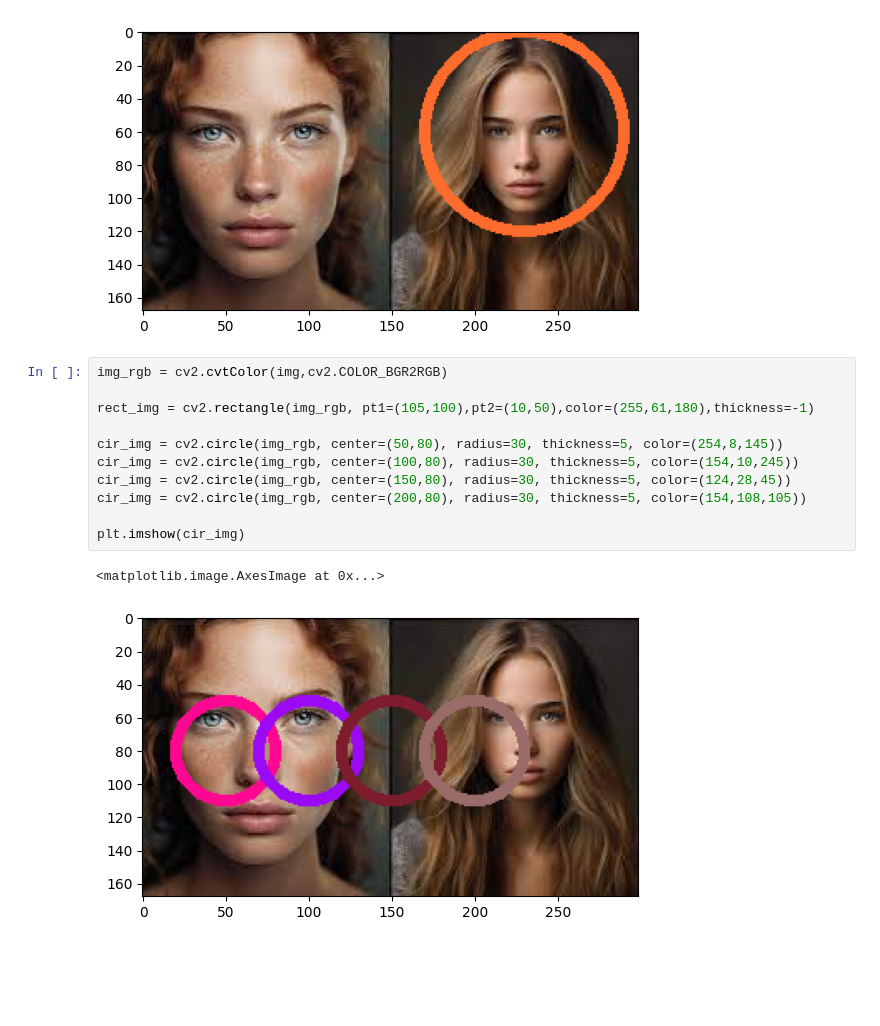
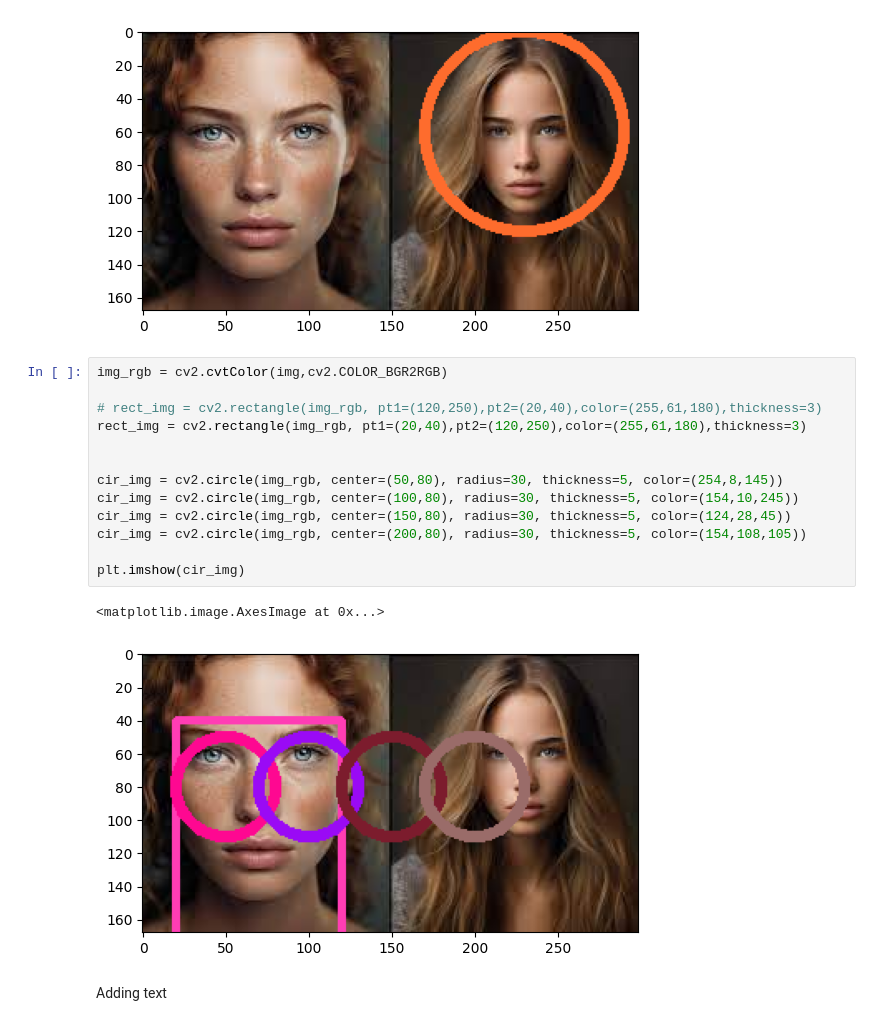
Before and after one commit to AMALNR98/Data-Science-ML-AI_Big_Data_with_Cloud_TABLEAU, a Jupyter notebook: Deep Learning/OpenCV/drawings.ipynb, the cells around one changed output. Drawn from its saved outputs; the diff is of its cells as text; blank space fills up the shorter version.

```diff
--- a/Deep Learning/OpenCV/drawings.ipynb
+++ b/Deep Learning/OpenCV/drawings.ipynb
@@ -78,14 +78,18 @@ plt.imshow(cir_img)
 # %%
 img_rgb = cv2.cvtColor(img,cv2.COLOR_BGR2RGB)
 
-rect_img = cv2.rectangle(img_rgb, pt1=(105,100),pt2=(10,50),color=(255,61,180),thickness=-1)
+# rect_img = cv2.rectangle(img_rgb, pt1=(120,250),pt2=(20,40),color=(255,61,180),thickness=3)
+rect_img = cv2.rectangle(img_rgb, pt1=(20,40),pt2=(120,250),color=(255,61,180),thickness=3)
+
 
 cir_img = cv2.circle(img_rgb, center=(50,80), radius=30, thickness=5, color=(254,8,145))
 cir_img = cv2.circle(img_rgb, center=(100,80), radius=30, thickness=5, color=(154,10,245))
 cir_img = cv2.circle(img_rgb, center=(150,80), radius=30, thickness=5, color=(124,28,45))
 cir_img = cv2.circle(img_rgb, center=(200,80), radius=30, thickness=5, color=(154,108,105))
 
 plt.imshow(cir_img)
 # %% [output]
 <matplotlib.image.AxesImage at 0x...>
-[figure, old version]
+[figure, new version]
+# %% [markdown]
+Adding text
```
Also changed, not shown: parts of 4 cells of this notebook, 37 other files.
